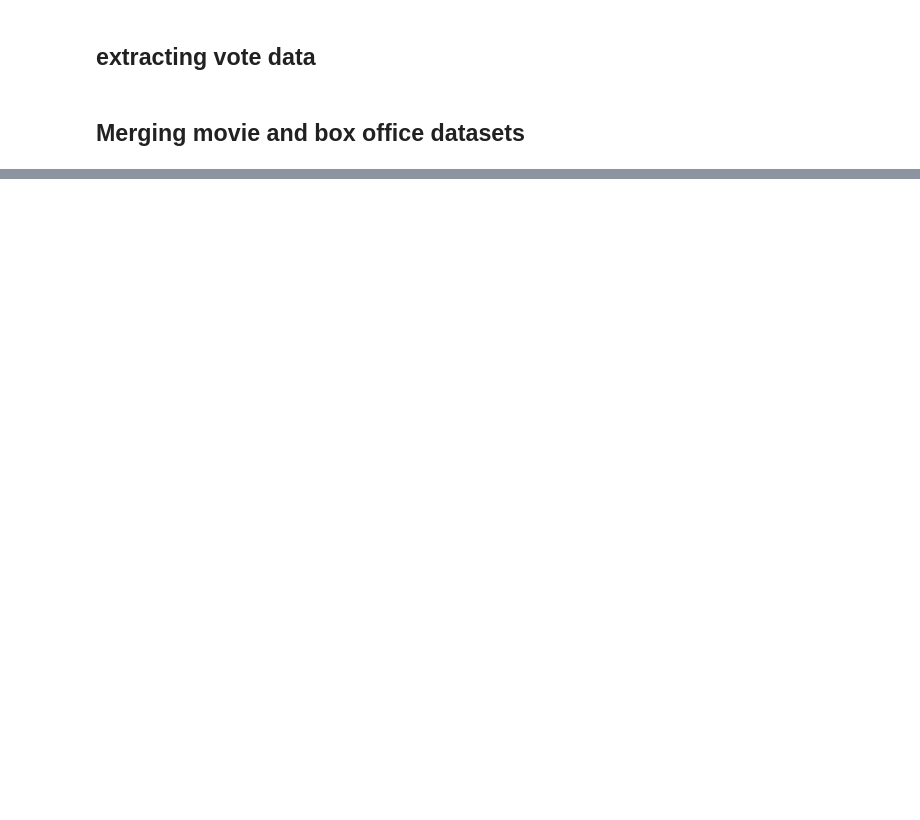
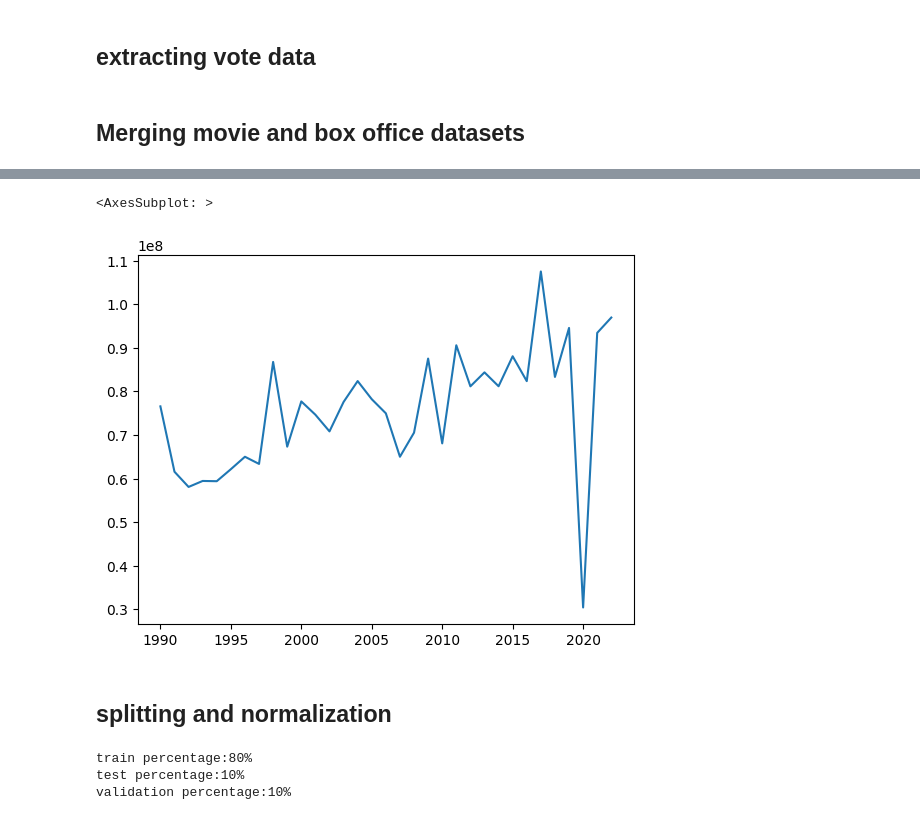
Before and after one commit to emre-bl/Movie-Revenue-Prediction, a Jupyter notebook: İMDB.ipynb, the cells around one changed output, grey strips where cells are left out. Drawn from its saved outputs; the diff is of its cells as text; code cells hidden in the pictures; blank space fills up the shorter version.

```diff
--- a/İMDB.ipynb
+++ b/İMDB.ipynb
@@ -175,0 +229,12 @@ Name: WorldwideBox Office, Length: 7625, dtype: float64
+# %%
+years = (data["Year"]).unique()
+years.sort()
+revenues = []
+for year in (data["Year"]).unique():
+    revenues.append(data[data["Year"] == year]["WorldwideBox Office"].mean())
+sns.lineplot(x=years, y=revenues)
+# %% [output]
+<AxesSubplot: >
+[figure, added]
+# %% [markdown]
+## splitting and normalization
@@ -175,0 +262,9 @@ Name: WorldwideBox Office, Length: 7625, dtype: float64
+# %%
+print("train percentage:", round(len(X_train)/len(data)*100),"%", sep="")
+print("test percentage:", round(len(X_test)/len(data)*100),"%", sep="")
+print("validation percentage:", round(len(X_validation)/len(data)*100),"%", sep="")
+K = 10
+# %% [output]
+train percentage:80%
+test percentage:10%
+validation percentage:10%
```
Also changed, not shown: parts of 19 cells of this notebook, 1 other file.
